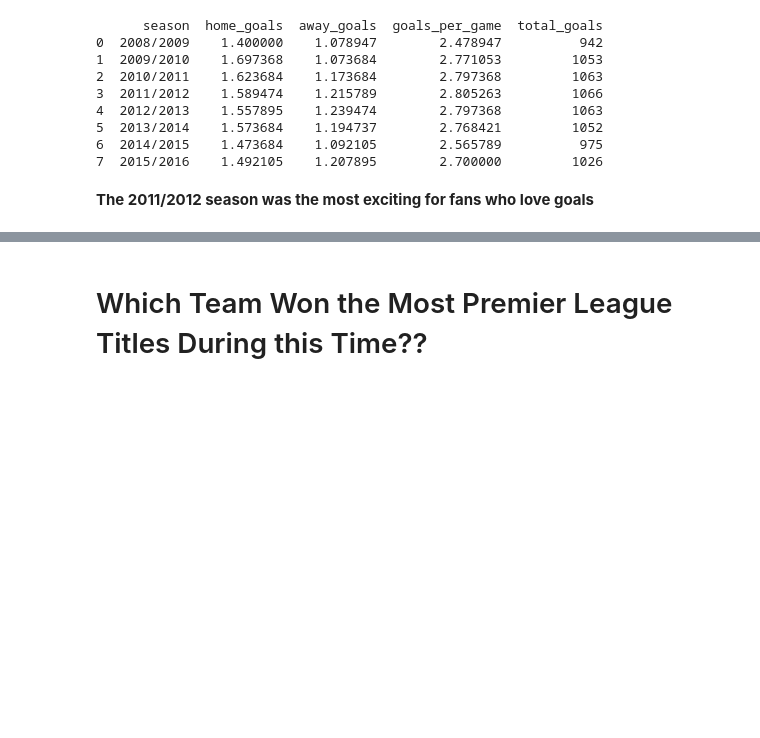
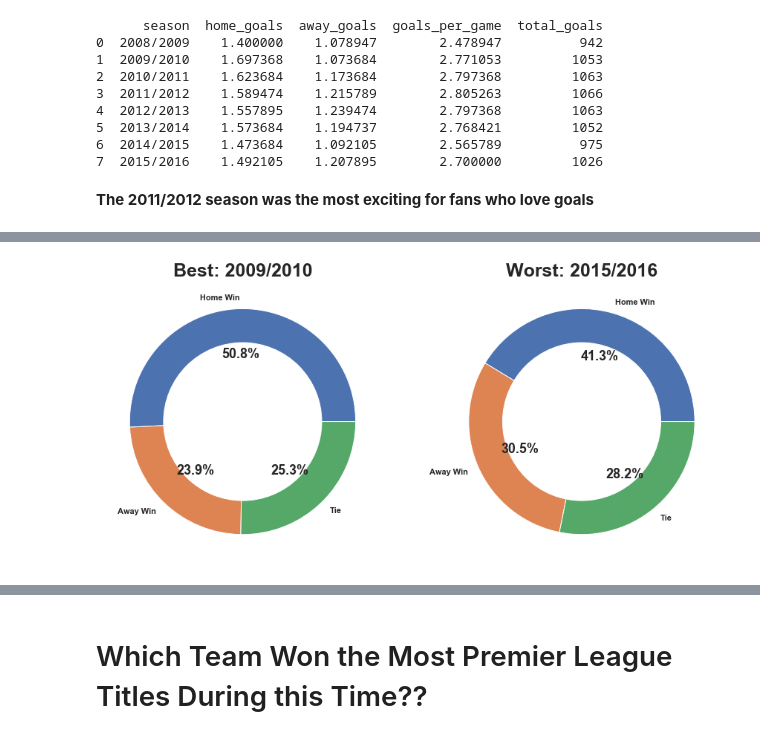
Before and after one commit to RachidRezzik/Euro_Soccer, a Jupyter notebook: Premier_League.ipynb, the cells around one changed output, grey strips where cells are left out. Drawn from its saved outputs; the diff is of its cells as text; code cells hidden in the pictures; blank space fills up the shorter version.

```diff
--- a/Premier_League.ipynb
+++ b/Premier_League.ipynb
@@ -146,0 +193,34 @@ print(english_goals)
+# %%
+season_percents = pd.DataFrame(results.groupby('season')['result'].value_counts(normalize=True).sort_values().unstack())
+season_percents = season_percents[['Home Win', 'Away Win', 'Tie']]
+
+
+best_home = season_percents.sort_values('Home Win', ascending=False).head(1) * 100
+best_season = best_home.index.unique()[0]
+size = list(best_home.values)
+
+worst_home = season_percents.sort_values('Home Win', ascending=False).tail(1) * 100
+worst_season = worst_home.index.unique()[0]
+size2 = list(worst_home.values)
+
+
+plt.rcParams['figure.figsize'] = 15, 20
+
+plt.subplot(1,2,1)
+labels = ['Home Win', 'Away Win', 'Tie']
+plt.pie(size, labels=labels, autopct='%1.1f%%')
+plt.title('Best: ' + best_season, fontweight='bold', fontsize=25)
+my_circle=plt.Circle( (0,0), 0.7, color='white')
+p=plt.gcf()
+p.gca().add_artist(my_circle)
+
+plt.subplot(1,2,2)
+labels = ['Home Win', 'Away Win', 'Tie']
+plt.pie(size2, labels=labels, autopct='%1.1f%%')
+plt.title('Worst: ' + worst_season, fontweight='bold', fontsize=25)
+my_circle=plt.Circle( (0,0), 0.7, color='white')
+p=plt.gcf()
+p.gca().add_artist(my_circle)
+plt.show()
+# %% [output]
+[figure, added]
```
Also changed, not shown: parts of 33 cells of this notebook, 1 other file.
